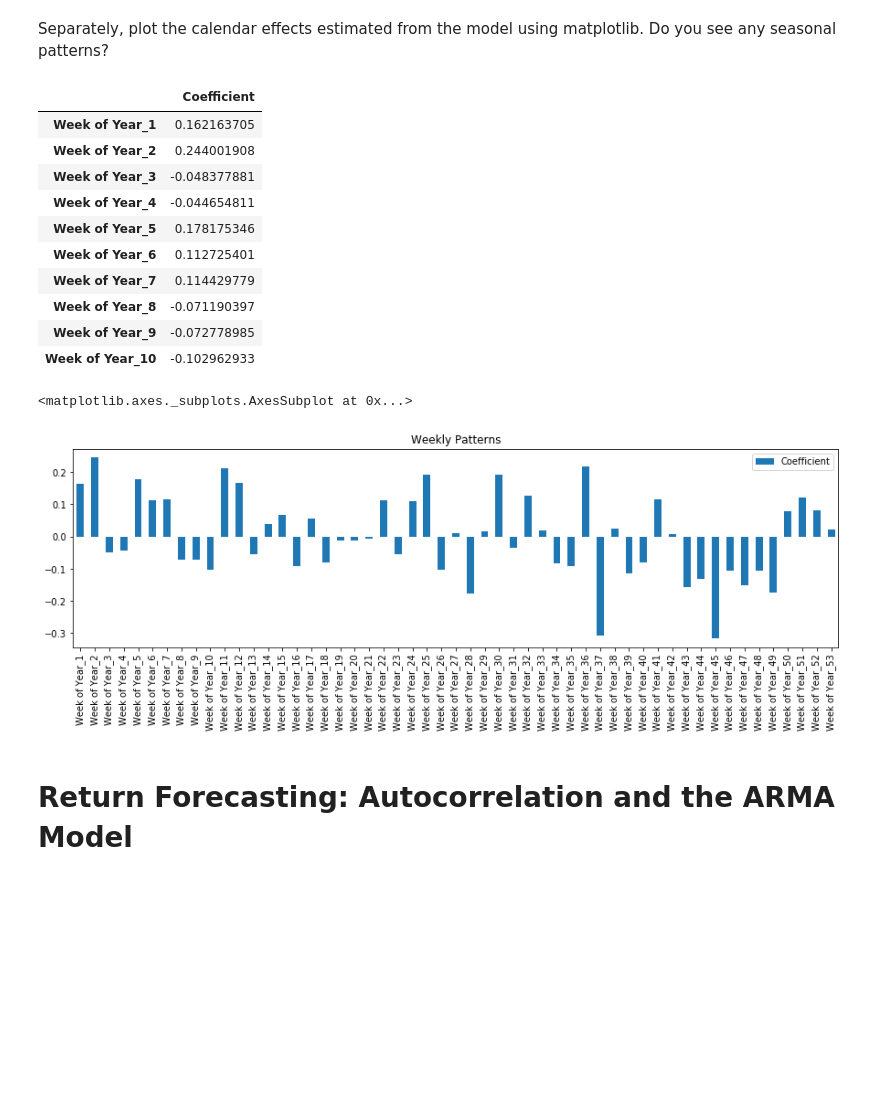
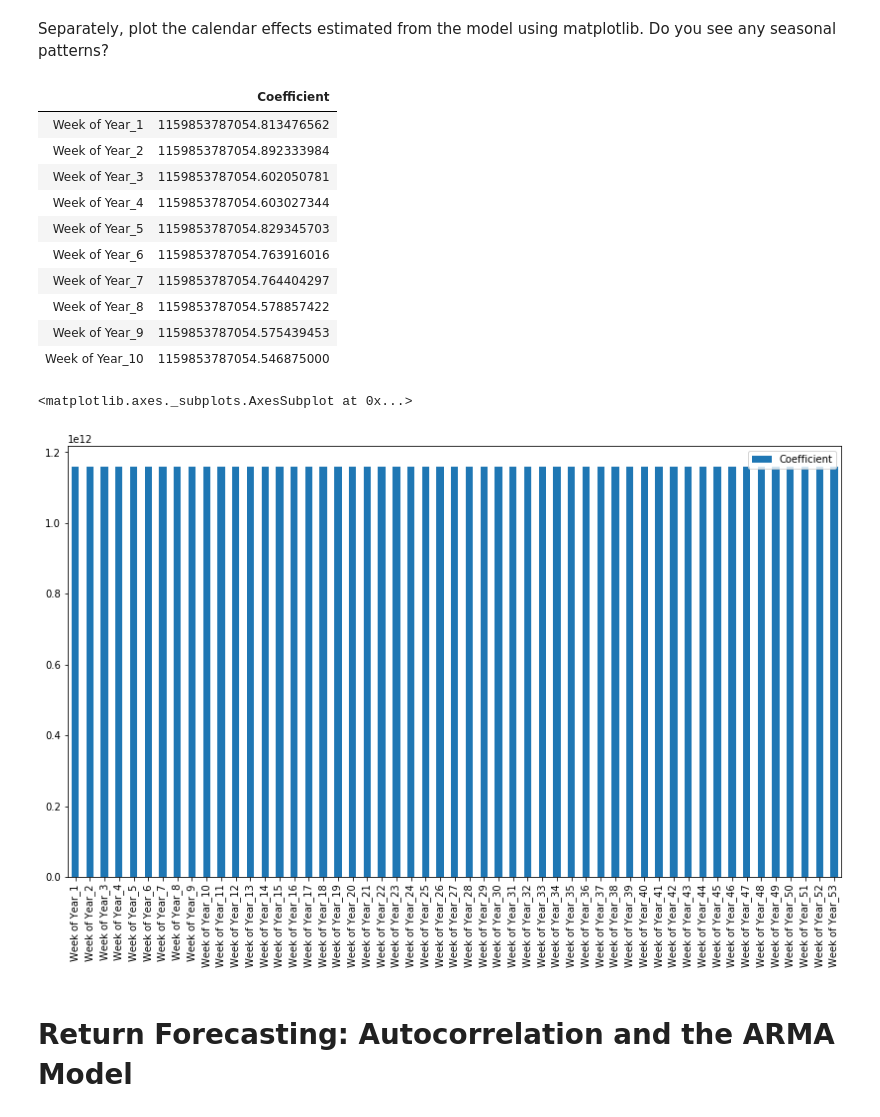
Before and after one commit to joshmiller32/Time_Series_Analysis_Japanese_Yen, a Jupyter notebook: time_series_analysis.ipynb, the cells around one changed output. Drawn from its saved outputs; the diff is of its cells as text; code cells hidden in the pictures; blank space fills up the shorter version.

```diff
--- a/time_series_analysis.ipynb
+++ b/time_series_analysis.ipynb
@@ -149,7 +149,7 @@ X = fut["Lagged Return"].to_frame()
 X["Week of Year"] = X.index.weekofyear
 
 # Create a new categorical X dataframe, by using pd.get_dummies() on the seasonal column created just above:
-X_binary_encoded = pd.concat([X['Lagged Return'], pd.get_dummies(X['Week of Year'], prefix = 'Week of Year')], axis = 1)
+X_binary_encoded = pd.get_dummies(X, columns =['Week of Year'])
 X_binary_encoded.head()
 # %% [output]
 |  | Lagged Return | Week of Year_1 | Week of Year_2 | Week of Year_3 | Week of Year_4 | Week of Year_5 | ... |
@@ -236,22 +239,22 @@ results = (results[results.index.str.contains("Week of Year")])
 results.head(10)
 # %% [output]
 |  | Coefficient |
-| Week of Year_1 | 0.162163705 |
-| Week of Year_2 | 0.244001908 |
-| Week of Year_3 | -0.048377881 |
-| Week of Year_4 | -0.044654811 |
-| Week of Year_5 | 0.178175346 |
-| Week of Year_6 | 0.112725401 |
-| Week of Year_7 | 0.114429779 |
-| Week of Year_8 | -0.071190397 |
-| Week of Year_9 | -0.072778985 |
-| Week of Year_10 | -0.102962933 |
+| Week of Year_1 | 1159853787054.813476562 |
+| Week of Year_2 | 1159853787054.892333984 |
+| Week of Year_3 | 1159853787054.602050781 |
+| Week of Year_4 | 1159853787054.603027344 |
+| Week of Year_5 | 1159853787054.829345703 |
+| Week of Year_6 | 1159853787054.763916016 |
+| Week of Year_7 | 1159853787054.764404297 |
+| Week of Year_8 | 1159853787054.578857422 |
+| Week of Year_9 | 1159853787054.575439453 |
+| Week of Year_10 | 1159853787054.546875000 |
 # %%
 # Plot the results of the individual seasonal effects using pandas df.plot()
-# YOUR CODE HERE
+results.plot(kind = 'bar', figsize = (14,8))
 # %% [output]
 <matplotlib.axes._subplots.AxesSubplot at 0x...>
-[figure, old version]
+[figure, new version]
 # %% [markdown]
  # Return Forecasting: Autocorrelation and the ARMA Model
 # %% [markdown]
```
Also changed, not shown: parts of 39 cells of this notebook.
